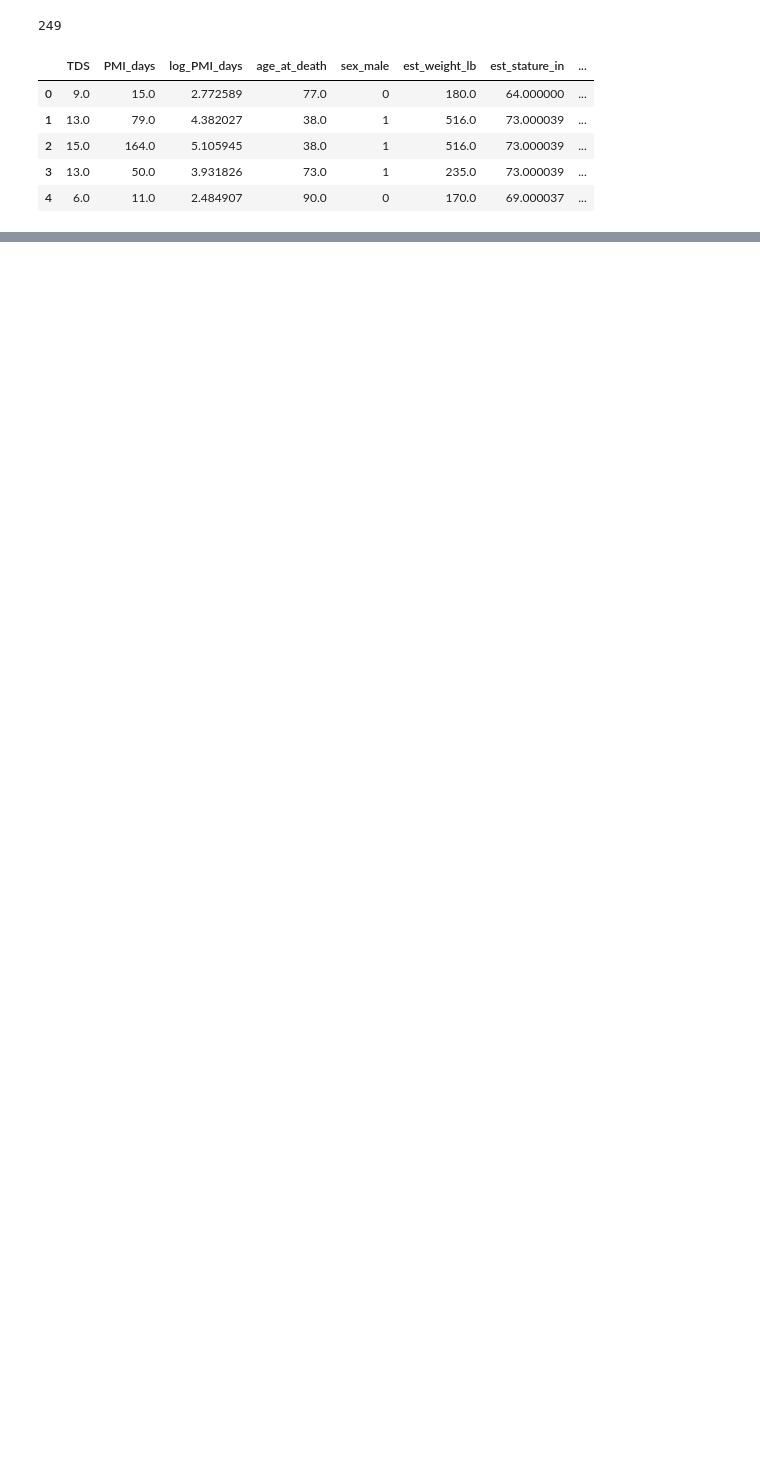
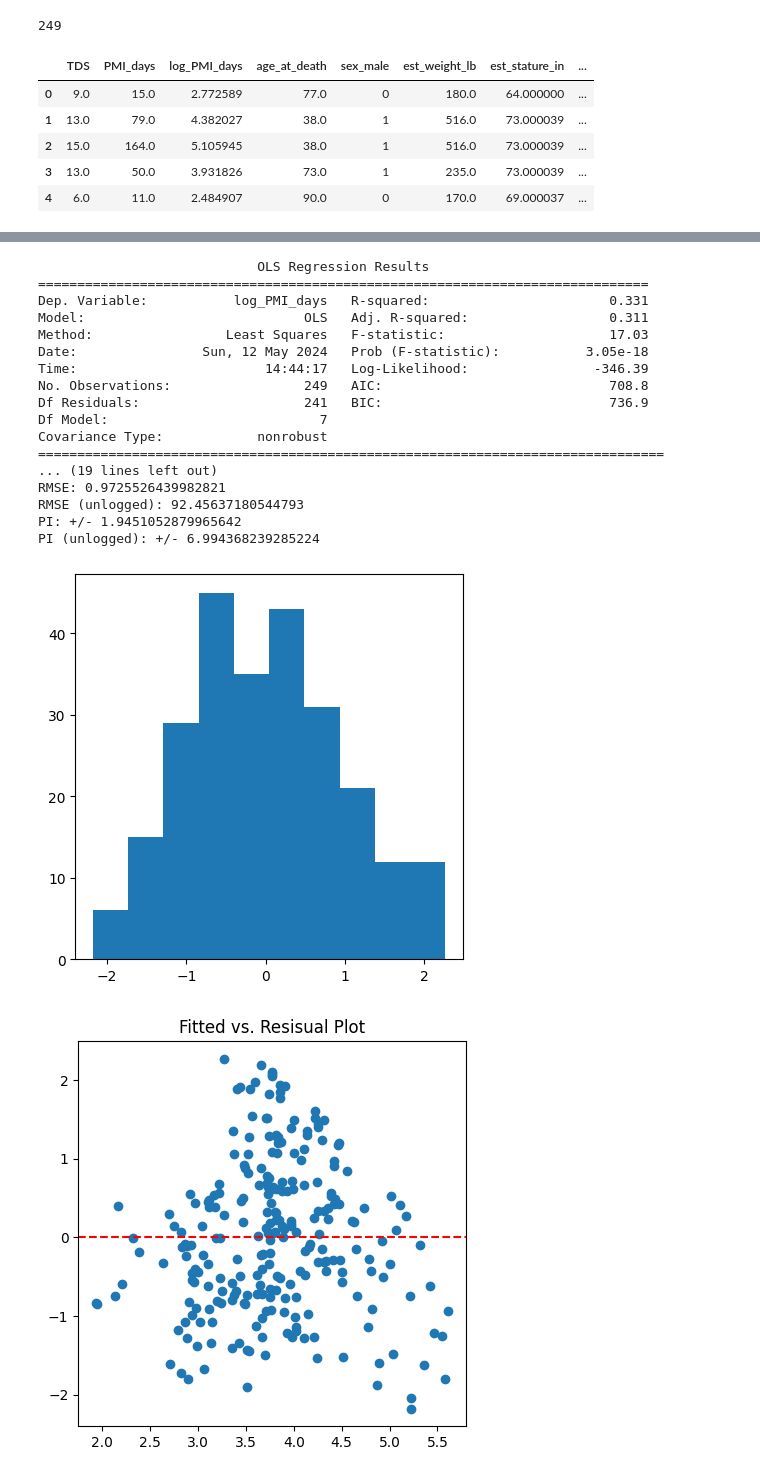
Before and after one commit to annamarianau/post_mortem_interval_estimation, a Jupyter notebook: regression_analysis/LR_max_1year.ipynb, the cells around one changed output, grey strips where cells are left out. Cells and saved outputs as stored; diff of their text form; code cells hidden in the pictures; blank space fills up the shorter version.

```diff
--- a/regression_analysis/LR_max_1year.ipynb
+++ b/regression_analysis/LR_max_1year.ipynb
@@ -274,0 +276,29 @@ RMSE (unlogged): 1449.0014876066584
+# %%
+X4 = g_data[['TDS', 'BMI', 'age_at_death', 'sex_male',
+            'fall', 'spring', 'summer']]
+X4_stand = standardize_X(X4, ['TDS', 'BMI', 'age_at_death'])
+#display(X4_stand.describe())
+
+pmi4 = fit_model(X4_stand, y_pmi, 'figures/pred_actual_PMI.png')
+print('############################################################################################')
+add4 = fit_model(X4_stand, y_add, 'figures/pred_actual_ADD.png')
+# %% [output]
+                            OLS Regression Results
+==============================================================================
+Dep. Variable:           log_PMI_days   R-squared:                       0.331
+Model:                            OLS   Adj. R-squared:                  0.311
+Method:                 Least Squares   F-statistic:                     17.03
+Date:                Sun, 12 May 2024   Prob (F-statistic):           3.05e-18
+Time:                        14:44:17   Log-Likelihood:                -346.39
+No. Observations:                 249   AIC:                             708.8
+Df Residuals:                     241   BIC:                             736.9
+Df Model:                           7
+Covariance Type:            nonrobust
+================================================================================
+... (19 lines left out)
+RMSE: 0.9725526439982821
+RMSE (unlogged): 92.45637180544793
+PI: +/- 1.9451052879965642
+PI (unlogged): +/- 6.994368239285224
+[figure, added]
+[figure, added]
```
Also changed, not shown: parts of 23 cells of this notebook, 14 other files.
